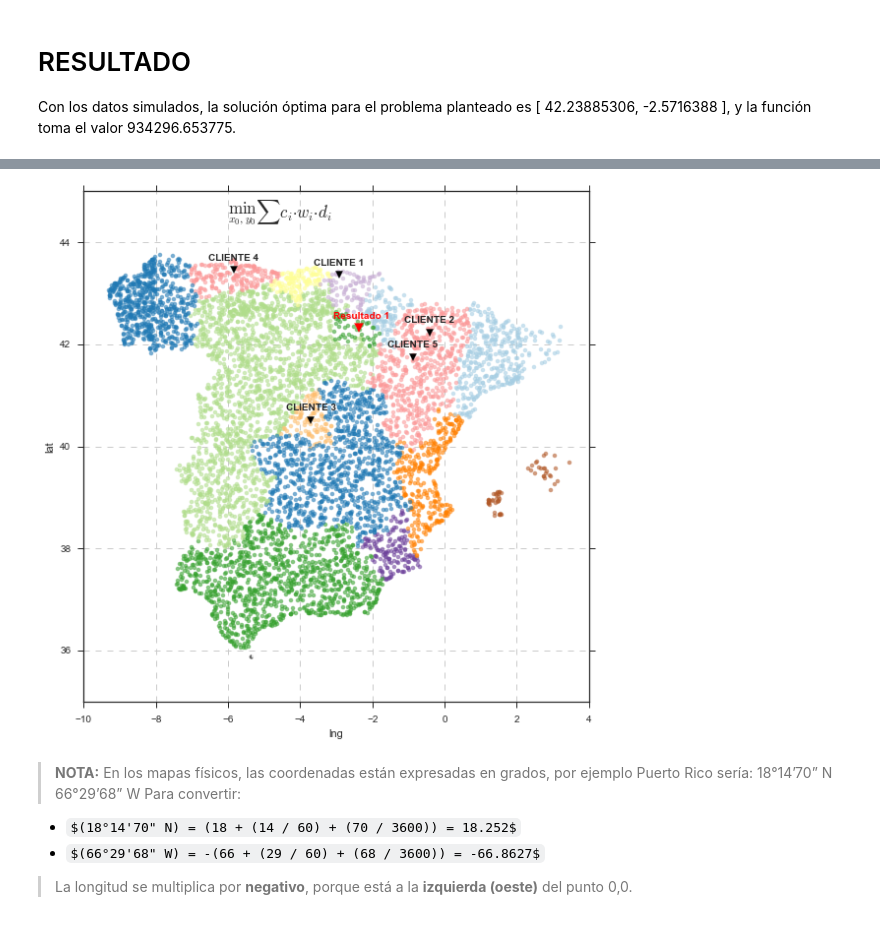
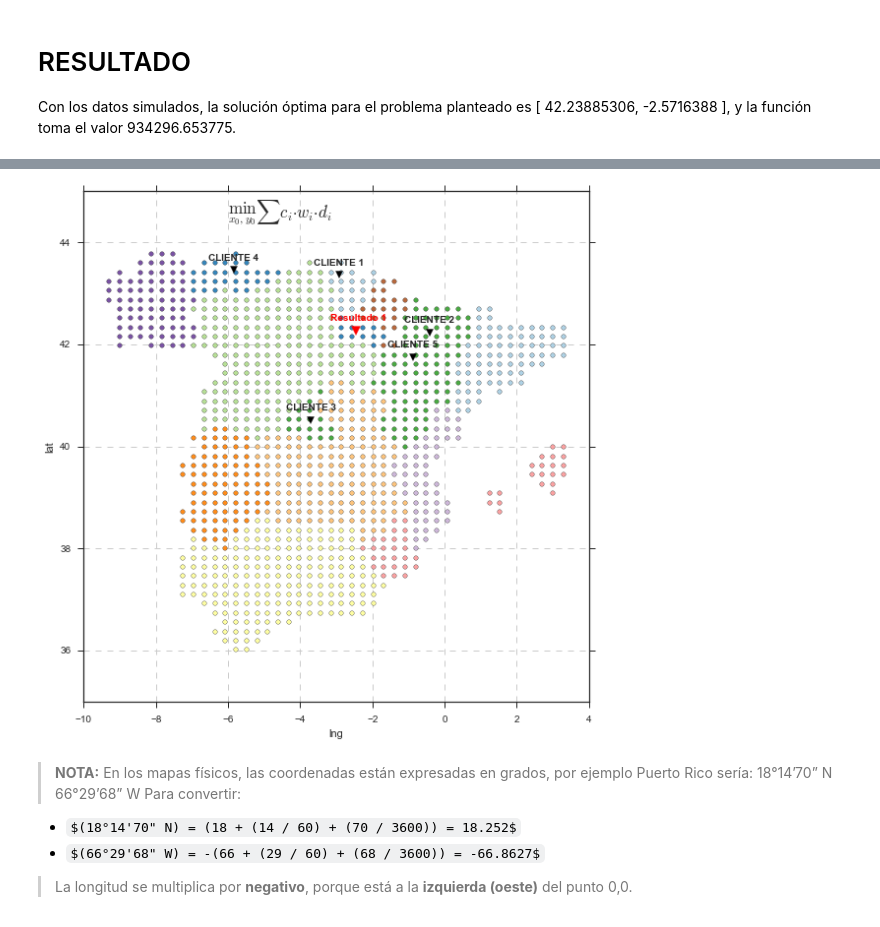
Before and after one commit to fagan2888/SIAD, a Jupyter notebook: Trabajo Grupo/mapa.ipynb, the cells around one changed output, grey strips where cells are left out. Saved outputs shown, nothing was run; the diff lists cells and outputs as text; code cells hidden in the pictures; some formulas as TeX source.

Commit message:
update montecarlo rejilla

```diff
--- a/Trabajo Grupo/mapa.ipynb
+++ b/Trabajo Grupo/mapa.ipynb
@@ -87,0 +102,3 @@ xys = pd.read_csv('Documents/repos/unizar/SIAD/Trabajo Grupo/clientes_xys.csv')
+# %%
+clientes_names = ['cliente1', 'cliente2', 'cliente3', 'cliente4', 'cliente5']
+data_clientes.index = clientes_names
@@ -109,6 +135,2 @@ wi = np.array([np.mean(v) for v in clientes.values()])
 ci = np.random.uniform(1, 100) + 1
 di = lambda xy0: np.sqrt((xi-xy0[0]) ** 2 + (yi-xy0[1]) ** 2)
-# %%
-for i, w in enumerate(wi):
-    print('w%s =' % (i + 1), w)
-print('ci =', ci)
@@ -150,4 +163,6 @@ file_clientes = 'Documents/repos/unizar/SIAD/Trabajo Grupo/clientes_xys.csv'
+# %%
+file_name = 'xys_backup.csv'
+file_name_new = 'pais_ca_prov_rejilla.csv'
 # %%
-xys = pd.read_csv(file_name)
-xys.drop_duplicates(inplace=True)
-clientes_xys = pd.read_csv(file_clientes)
+muestra_xys = pd.read_csv(file_name_new)
+muestra_xys.drop_duplicates(inplace=True)
@@ -160,40 +184,40 @@ color = sns.color_palette("Paired", 17)
 n_color = list(map(int,'9  7 15 14 12 16 10  1  6  8 11 13  0  2  3  4  5'.split()))
 
 # TERRITORIO
-for i, region in enumerate(xys[xys.pais == 'ES'].prov.unique()):
+for i, region in enumerate(muestra_xys[muestra_xys.pais == 'ES'].ca.unique()):
     i = n_color[i]
-    xys[xys.prov == region].plot(kind='scatter',
+    muestra_xys[muestra_xys.ca == region].plot(kind='scatter',
                                  x='lng',
                                  y='lat',
-                                 alpha=0.6,
+                                 alpha=0.9,
                                  ax=ax,
                                  color=color[i],
                                  marker='o',
-                                 linewidths=0)
+                                 linewidths=.3)
 # CLIENTES
-for i, (y, x) in enumerate(zip(clientes_xys.lat.values, clientes_xys.lng.values)):
+for i, (y, x) in enumerate(zip(data_clientes.lat.values, data_clientes.lng.values)):
 
     plt.scatter(x, y*1.0025, color='black', marker='v', s=50)
     plt.text(x - 0.7,
              y + 0.3,
              'CLIENTE %s' % (i+1), weight='bold')
 
 # RESULTADO
 plt.scatter(res[0], res[1]*1.0025, color='red', marker='v', s=80)
 plt.text(res[0] - 0.7,
          res[1] + 0.3,
          'Resultado 1',
          weight='bold',
          color='red')
 
 
 plt.text(-6, 44.5, '$\min_{x_0,y_0}{\sum{c_i·w_i·d_i}}$', weight='bold', fontsize=17)
 
 plt.xlim(-10,4)
 ax.grid(True, linestyle='--')
 plt.tight_layout()
 # %% [output]
-[figure, old version]
+[figure, new version]
 # %% [markdown]
 
 > __NOTA:__
```
Also changed, not shown: parts of 50 cells of this notebook.
